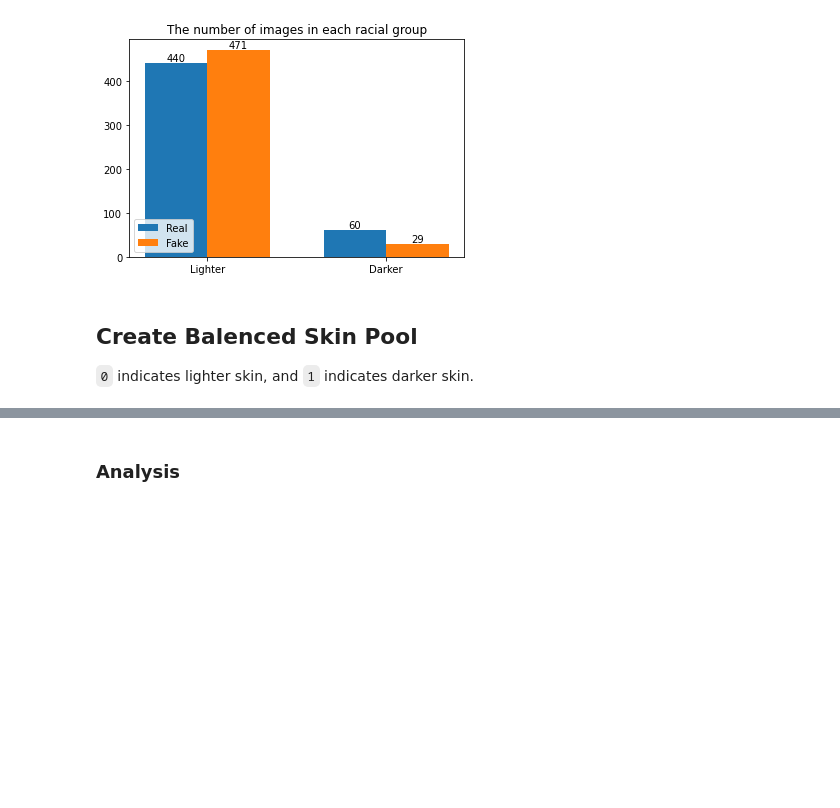
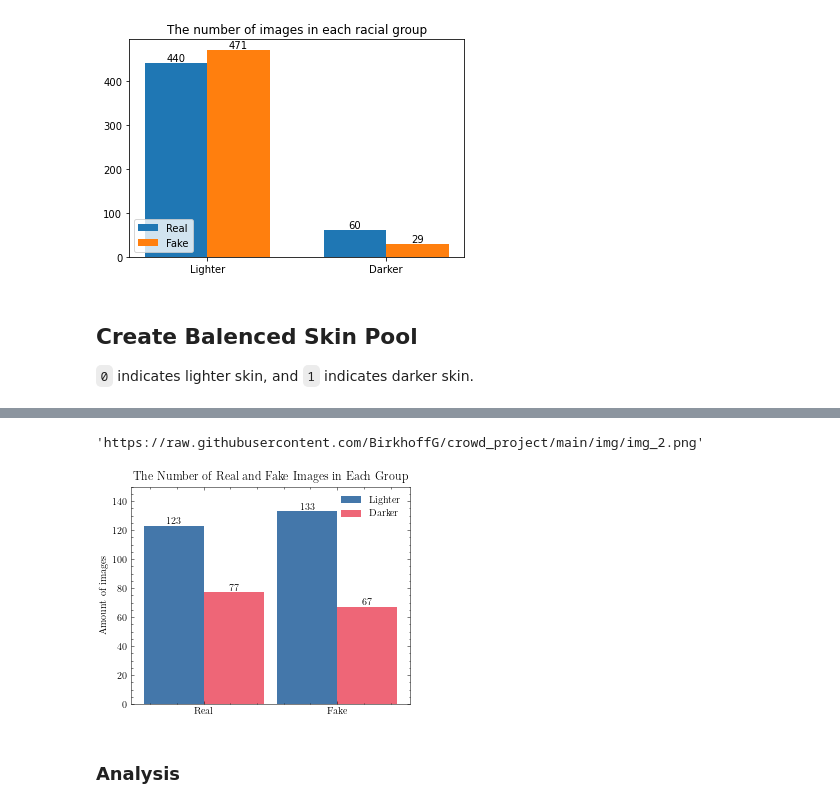
Before and after one commit to BirkhoffG/crowd_project, a Jupyter notebook: fairness.ipynb, the cells around one changed output, grey strips where cells are left out. Drawn from its saved outputs; the diff is of its cells as text; code cells hidden in the pictures; blank space fills up the shorter version.

```diff
--- a/fairness.ipynb
+++ b/fairness.ipynb
@@ -181,0 +206,14 @@ control_task[['INPUT:image', 'GOLDEN:result']].to_csv('control_tasks.tsv', index
+# %%
+worker_skin_labels = pd.read_csv(
+    'fairness/darker_lighter_worker/assignments_from_pool_33958247__18-06-2022.tsv', sep='\t')
+worker_skin_labels = worker_skin_labels.dropna(axis=0, how='all')
+worker_skin_labels['skin'] = worker_skin_labels['OUTPUT:result'].apply(
+    lambda x: 1 if x == 'Darker' else 0
+)
+worker_skin_labels = worker_skin_labels[['INPUT:image', 'skin']]
+worker_skin_labels_grouped = worker_skin_labels.groupby('INPUT:image').mean()
+worker_skin_labels_grouped = worker_skin_labels_grouped.reset_index()
+worker_skin_labels_grouped['skin'] = worker_skin_labels_grouped['skin'].apply(
+    lambda x: 1 if x >= 0.5 else 0
+)
+worker_skin_labels_grouped
@@ -182,2 +234,50 @@ control_task[['INPUT:image', 'GOLDEN:result']].to_csv('control_tasks.tsv', index
+# %%
+author_worker_labels = balanced_set.merge(
+    worker_skin_labels_grouped, on='INPUT:image', suffixes=('_author', '_worker'))
+disagreements = author_worker_labels['skin_author'] != author_worker_labels['skin_worker']
+author_worker_labels[disagreements].to_csv('disagreements.csv', index=None, sep='\t')
+# %%
+author_worker_labels['INPUT:image'][200]
+# %% [output]
+'https://raw.githubusercontent.com/BirkhoffG/crowd_project/main/img/img_2.png'
+# %%
+def freq_bar(light_y, dark_y, title):
+    skin_list = ['Real', 'Fake']
+
+    fig, ax = plt.subplots(figsize=(5,4))
+    x = np.arange(len(skin_list))
+    width = 0.45
+
+    p1 = ax.bar(x - width/2, light_y, width, label='Lighter',
+        ecolor='black', )
+    p2 = ax.bar(x + width/2, dark_y, width, label='Darker',
+        ecolor='black', )
+    ax.bar_label(p1, )
+    ax.bar_label(p2, )
+
+    ax.set_title(title)
+
+    ax.set_xticks(x)
+    ax.set_xticklabels(skin_list)
+
+    ax.set_ylabel('Amount of images')
+    ax.set_ylim((0, 150))
+
+    ax.legend()
+    # fig.legend('right')
+    return fig
+
+rl = author_worker_labels[:200][author_worker_labels['skin_worker'] == 0]
+rd = author_worker_labels[:200][author_worker_labels['skin_worker'] == 1]
+fl = author_worker_labels[200:400][author_worker_labels['skin_worker'] == 0]
+fd = author_worker_labels[200:400][author_worker_labels['skin_worker'] == 1]
+
+freq_bar(
+    [len(rl), len(fl)],
+    [len(rd), len(fd)],
+    "The Number of Real and Fake Images in Each Group"
+).savefig('real_fake_images_amount.pdf')
+# %% [output]
+[figure, added]
 # %% [markdown]
 ### Analysis
```
Also changed, not shown: parts of 10 cells of this notebook, 6 other files.
